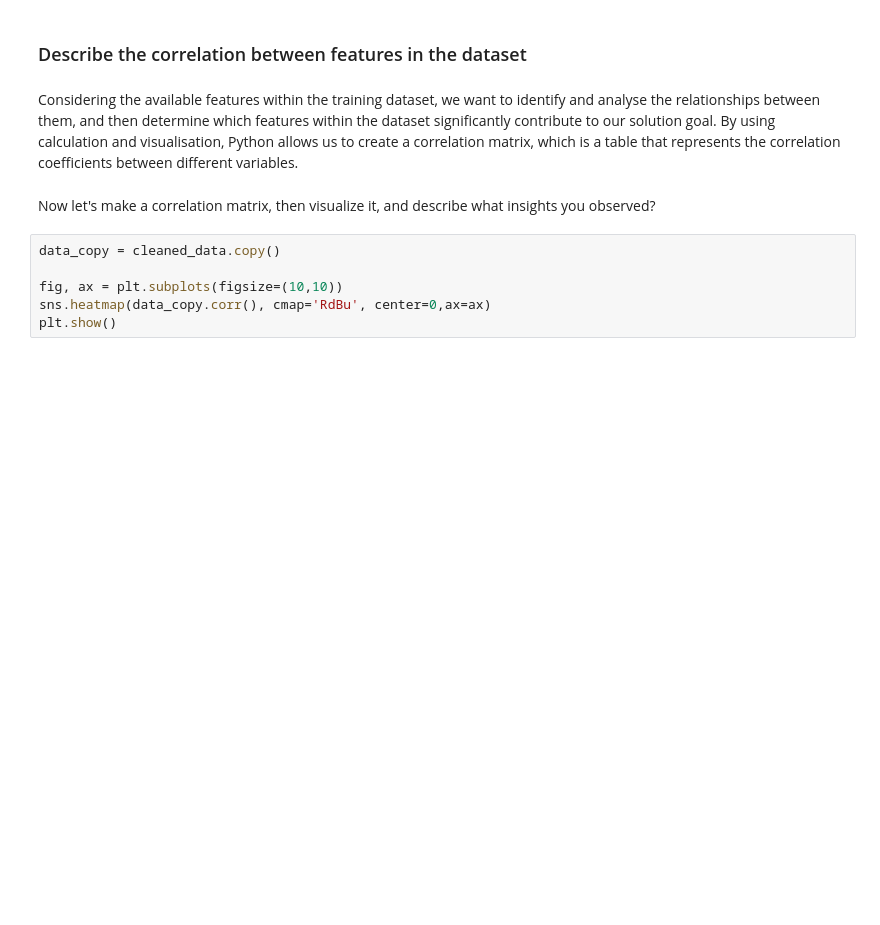
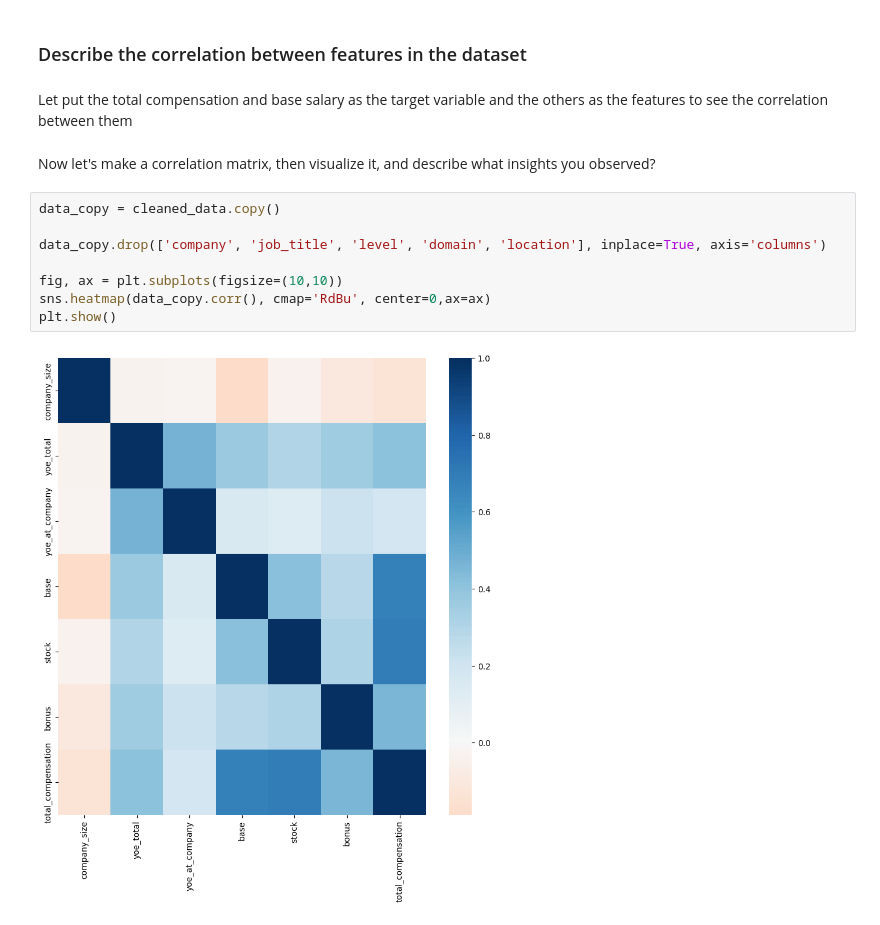
Before and after one commit to Namiscrea7or/SWE-Salary, a Jupyter notebook: notebooks/3-exploration.ipynb, the cells around one changed output. Cells and saved outputs as stored; diff of their text form; blank space fills up the shorter version.

Commit message:
describe data through heatmap

```diff
--- a/notebooks/3-exploration.ipynb
+++ b/notebooks/3-exploration.ipynb
@@ -94,12 +168,16 @@ Due the scope of this lab, you just need to use basic function of Pandas to calc
 # %% [markdown]
 ### Describe the correlation between features in the dataset
-# %% [markdown]
-Considering the available features within the training dataset, we want to identify and analyse the relationships between them, and then determine which features within the dataset significantly contribute to our solution goal. By using calculation and visualisation, Python allows us to create a correlation matrix, which is a table that represents the correlation coefficients between different variables.
+# %% [markdown]
+Let put the total compensation and base salary as the target variable and the others as the features to see the correlation between them
 # %% [markdown]
 Now let's make a correlation matrix, then visualize it, and describe what insights you observed?
 # %%
 data_copy = cleaned_data.copy()
+
+data_copy.drop(['company', 'job_title', 'level', 'domain', 'location'], inplace=True, axis='columns')
 
 fig, ax = plt.subplots(figsize=(10,10))
 sns.heatmap(data_copy.corr(), cmap='RdBu', center=0,ax=ax)
 plt.show()
+# %% [output]
+[figure, added]
```
Also changed, not shown: parts of 7 cells of this notebook.
